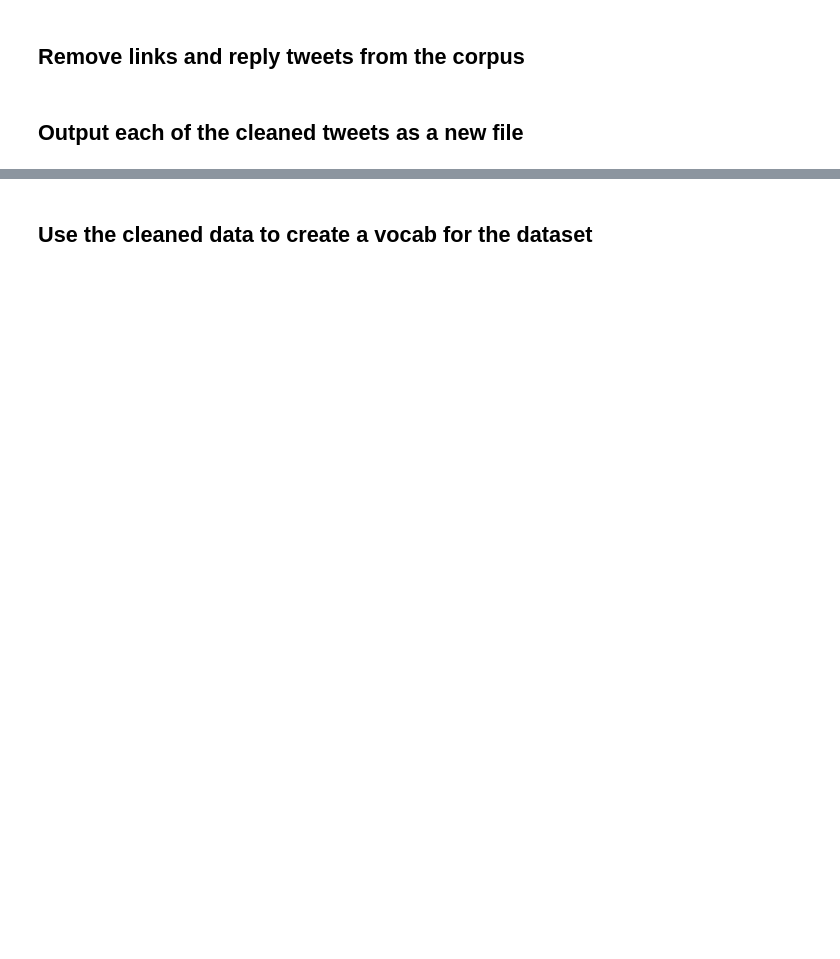
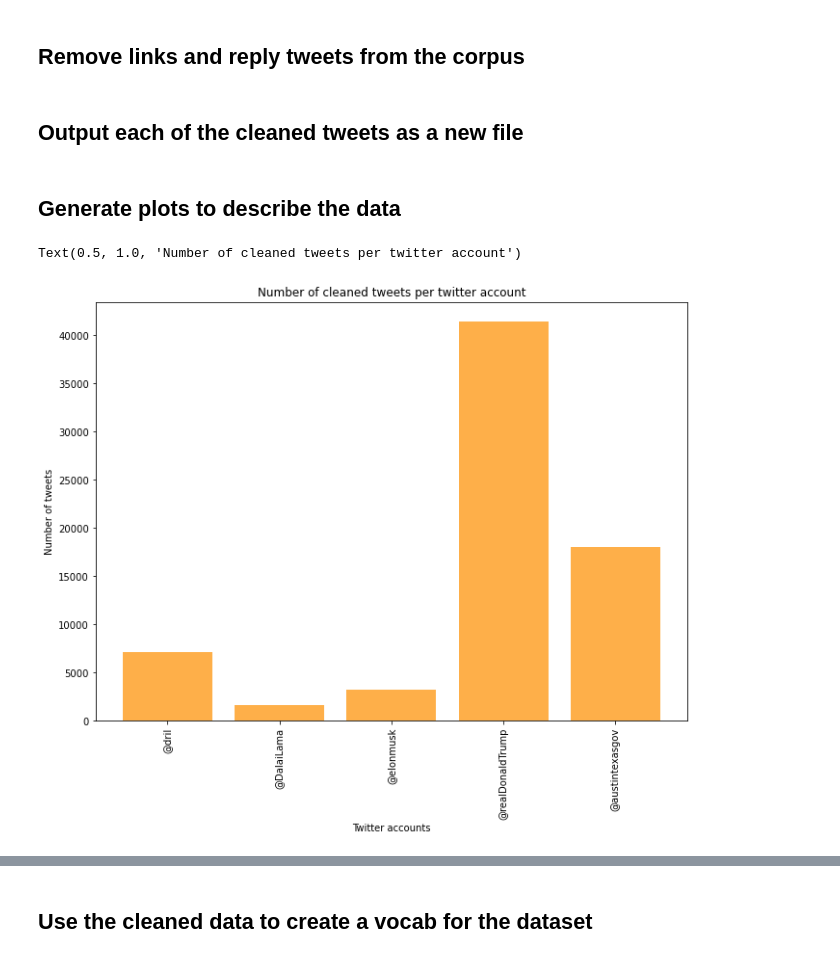
Before and after one commit to sftwre/TwitterStyleTransfer-v2, a Jupyter notebook: data/Data cleaning.ipynb, the cells around one changed output, grey strips where cells are left out. Saved outputs shown, nothing was run; the diff lists cells and outputs as text; code cells hidden in the pictures; blank space fills up the shorter version.

```diff
--- a/data/Data cleaning.ipynb
+++ b/data/Data cleaning.ipynb
@@ -28,5 +29,7 @@ accounts = []
 for f in listdir(raw_path):
     if isfile(join(raw_path, f)):
         accounts.append(raw_path + "/" + f)
-print(accounts)
+
+for i, file in enumerate(accounts):
+    print(str(i) + " : " + file[4:-5])
 # %% [output]
@@ -41,13 +48,21 @@ def tweet_text_only (filename):
 
     tweets = data['tweets']
     cleaned_tweets = []
+    avg_num_tokens = 0
+    avg_tweet_len = 0
 
     for tweet in tweets:
         tweet = parse_tweet(tweet['full_text'])
         if (len(tweet) > 0):
             cleaned_tweets.append(tweet)
 
-    return cleaned_tweets
+        avg_num_tokens += len(tweet.split())
+        avg_tweet_len += len(tweet)
+
+    avg_num_tokens /= len(cleaned_tweets)
+    avg_tweet_len /= len(cleaned_tweets)
+
+    return (cleaned_tweets, avg_num_tokens, avg_tweet_len)
 
 
 # Parse a single tweet
@@ -73,11 +88,16 @@ def get_str_rep(tweets):
 # Dataframe
 df = pd.DataFrame(columns = ['Tweets', 'Account'])
 sizes = []
+avg_tokens = []
+avg_lens = []
 
-for file in accounts:
-    tweets = tweet_text_only(file)
+for i, file in enumerate(accounts):
+    (tweets, avg_num_tokens, avg_tweet_len) = tweet_text_only(file)
+
     sizes.append(len(tweets))
-    append = pd.DataFrame({"Tweets": tweets, "Account": file[4:-5]})
+    avg_tokens.append(avg_num_tokens)
+    avg_lens.append(avg_tweet_len)
+    append = pd.DataFrame({"Tweets": tweets, "Account": str(i)})
 
     df = df.append(append) # Append tweets and labels
 
@@ -101,3 +121,17 @@ with open('tweets.test.txt', 'w') as test_file:
     test_file.write(get_str_rep(test["Tweets"]))
 with open('tweets.test.labels', 'w') as test_label:
     test_label.write(get_str_rep(test["Account"]))
+# %% [markdown]
+## Generate plots to describe the data
+# %%
+%matplotlib inline
+
+plt.figure(figsize=(11, 8))
+plt.bar(["@" + file[4:-5] for file in accounts], sizes, color='#FEAF49')
+plt.xticks(rotation=90)
+plt.xlabel("Twitter accounts")
+plt.ylabel("Number of tweets")
+plt.title("Number of cleaned tweets per twitter account")
+# %% [output]
+Text(0.5, 1.0, 'Number of cleaned tweets per twitter account')
+[figure, added]
```
Also changed, not shown: parts of 6 cells of this notebook, 30 other files.
